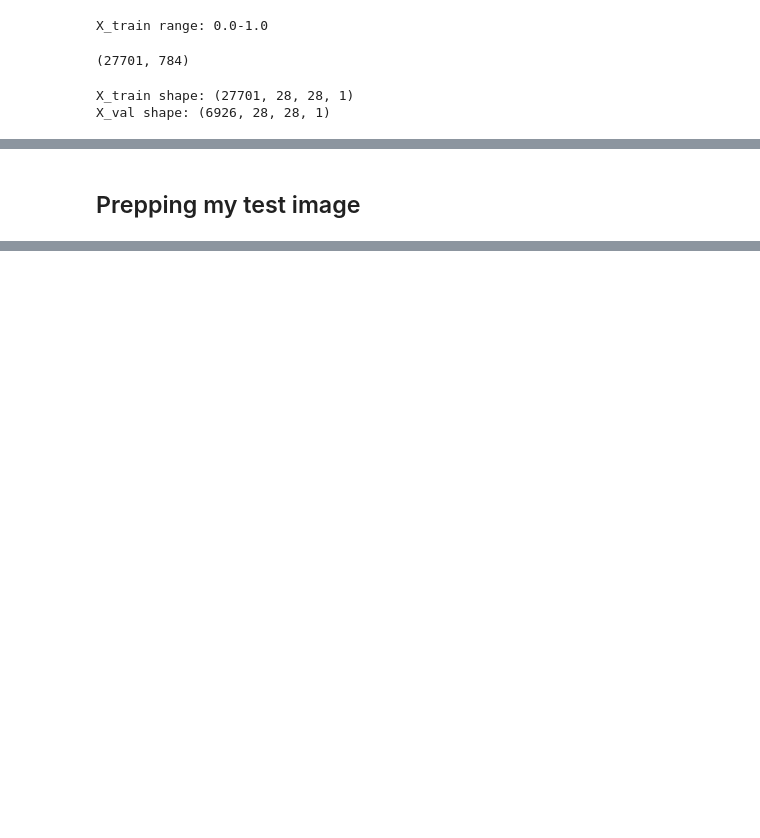
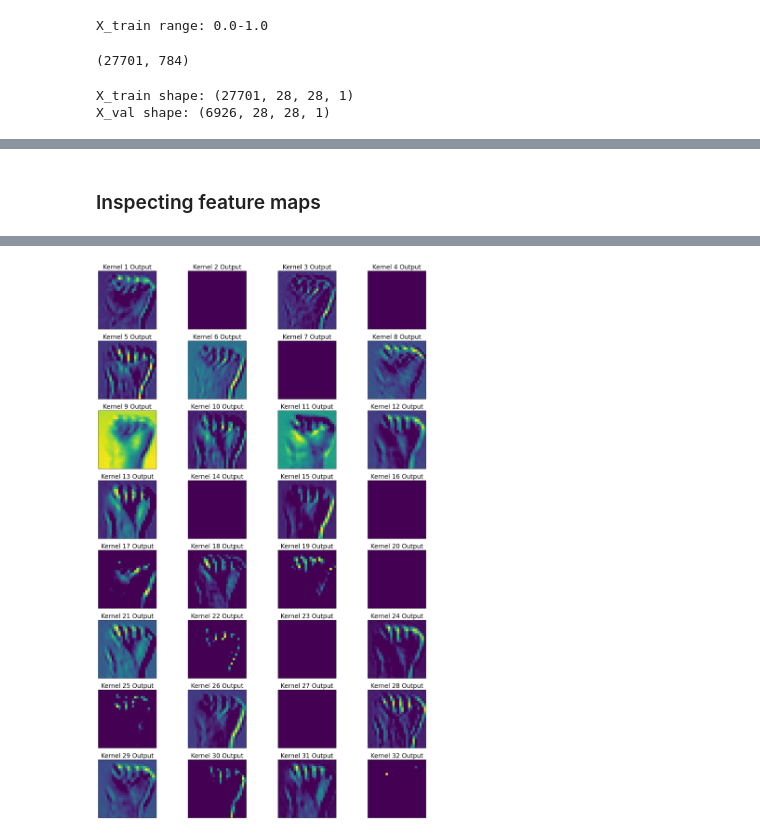
Before and after one commit to simrenbasra/Sign_Lingual, a Jupyter notebook: notebooks/03_cnn/01-CNN.ipynb, the cells around one changed output, grey strips where cells are left out. Drawn from its saved outputs; the diff is of its cells as text; code cells hidden in the pictures; blank space fills up the shorter version.

```diff
--- a/notebooks/03_cnn/01-CNN.ipynb
+++ b/notebooks/03_cnn/01-CNN.ipynb
@@ -35,6 +64,6 @@ Mounted at /content/drive
 # %%
-X  = joblib.load( '/content/drive/My Drive/Colab Notebooks/Capstone/my_files/X.pkl' )
-y = joblib.load( '/content/drive/My Drive/Colab Notebooks/Capstone/my_files/y.pkl' )
+X  = joblib.load( '../../data/my_data/X.pkl' )
+y = joblib.load( '../../data/my_data/y.pkl' )
 # %%
 X_train, X_val, y_train, y_val = train_test_split(X, y, test_size = 0.2, stratify = y, random_state=1)
 # %%
@@ -157,7 +187,7 @@ def get_conv_layer_ouput(model, layer_name, input_img):
 
   for i in range(num_filters):
     ax[i].imshow(output_conv[0,:,:,i], cmap='viridis')
-    ax[i].set_title(f'Filter {i+1} Output', fontsize = '20')
+    ax[i].set_title(f'Kernel {i+1} Output', fontsize = '20')
     ax[i].set_xticks([])
     ax[i].set_yticks([])
   plt.show()
@@ -361,5 +444,9 @@ inspect_weights(CNN_model,layer_name='conv_layer_2')
 This plot shows us the weights for each kernel in the second convolutional layer. As stated above, darker regoins signify larger weights suggesting these regions represent patterns which the filter is searching for in the input image.
 
 Filters in the second layer are looking for more complex patterns in comparison to first layer filters and so are harder to visualise. Filters in the second layer convolve over the output of the first layer which futher adds to the complexity in interpreting patterns.
-# %% [markdown]
-## Prepping my test image
+# %% [markdown]
+### Inspecting feature maps
+# %%
+# getting feature maps from first conv layer for letter A
+get_conv_layer_ouput(model = CNN_model, layer_name = 'conv_layer_1', input_img = get_letter_img('A'))
+# %% [output]
@@ -365,0 +455 @@ Filters in the second layer are looking for more complex patterns in comparison
+[figure, added]
```
Also changed, not shown: parts of 108 cells of this notebook.
